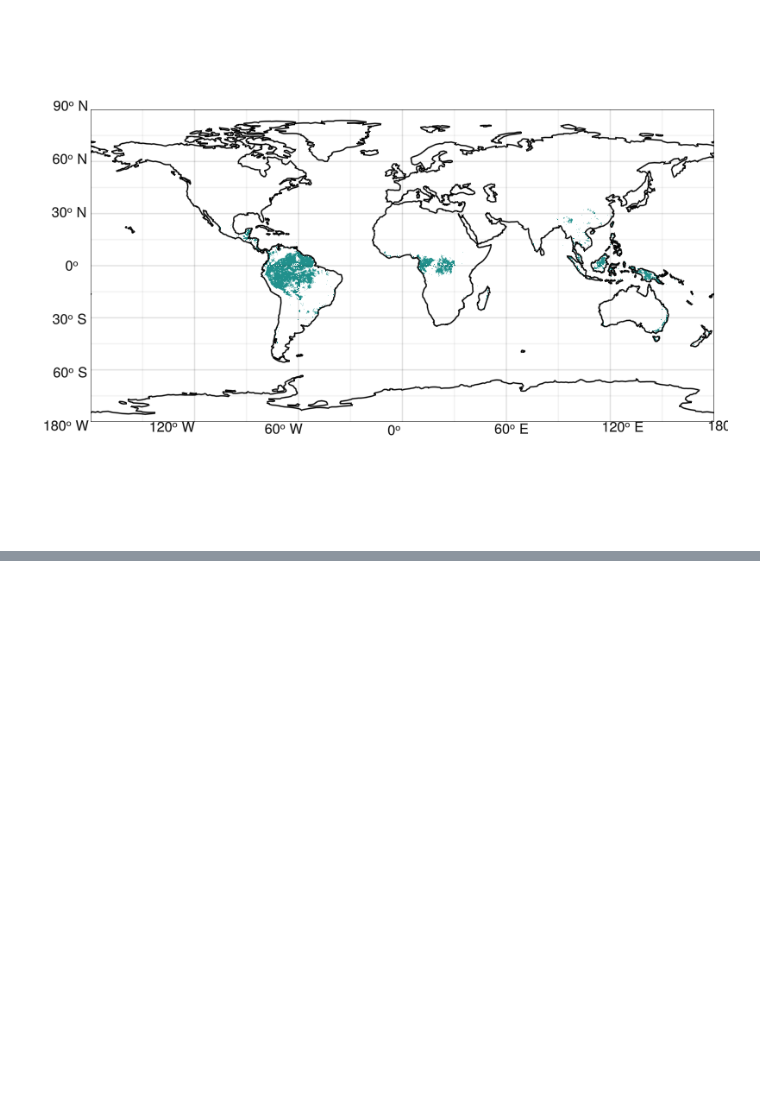
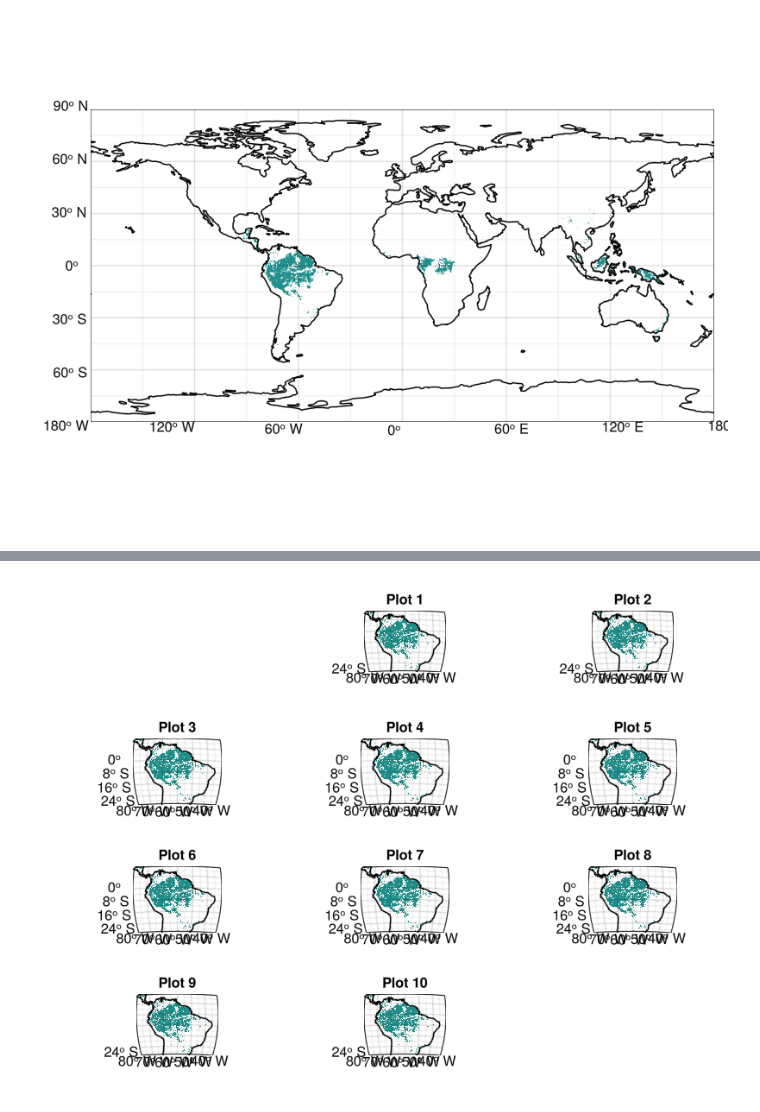
Before and after one commit to Eisenbahnplatte/spatio_temporal_data-rainforest_development, a Jupyter notebook: rainforest_testing.ipynb, the cells around one changed output, grey strips where cells are left out. Cells and saved outputs as stored; diff of their text form; code cells hidden in the pictures; blank space fills up the shorter version.

```diff
--- a/rainforest_testing.ipynb
+++ b/rainforest_testing.ipynb
@@ -51,0 +60,3 @@ local_figure = RainforestLib.build_figure_by_lcc_classes(filtered_dc, accepted_v
+# %%
+Rainforestlib.build_plots_over_time(filtered_dc, accepted_values)
+# %% [output]
@@ -51,0 +83 @@ local_figure = RainforestLib.build_figure_by_lcc_classes(filtered_dc, accepted_v
+[figure, added]
```
Also changed, not shown: parts of 7 cells of this notebook, 3 other files.
